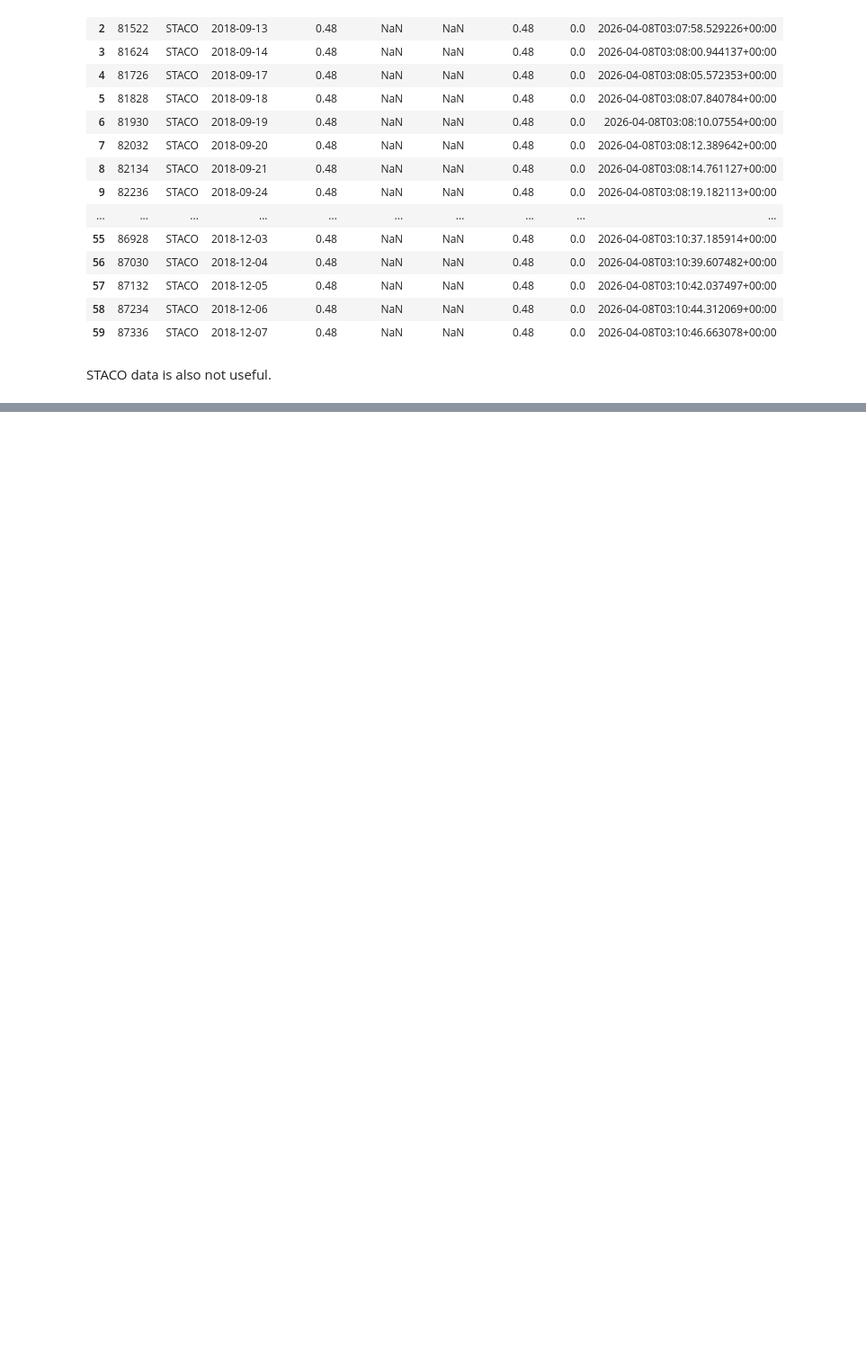
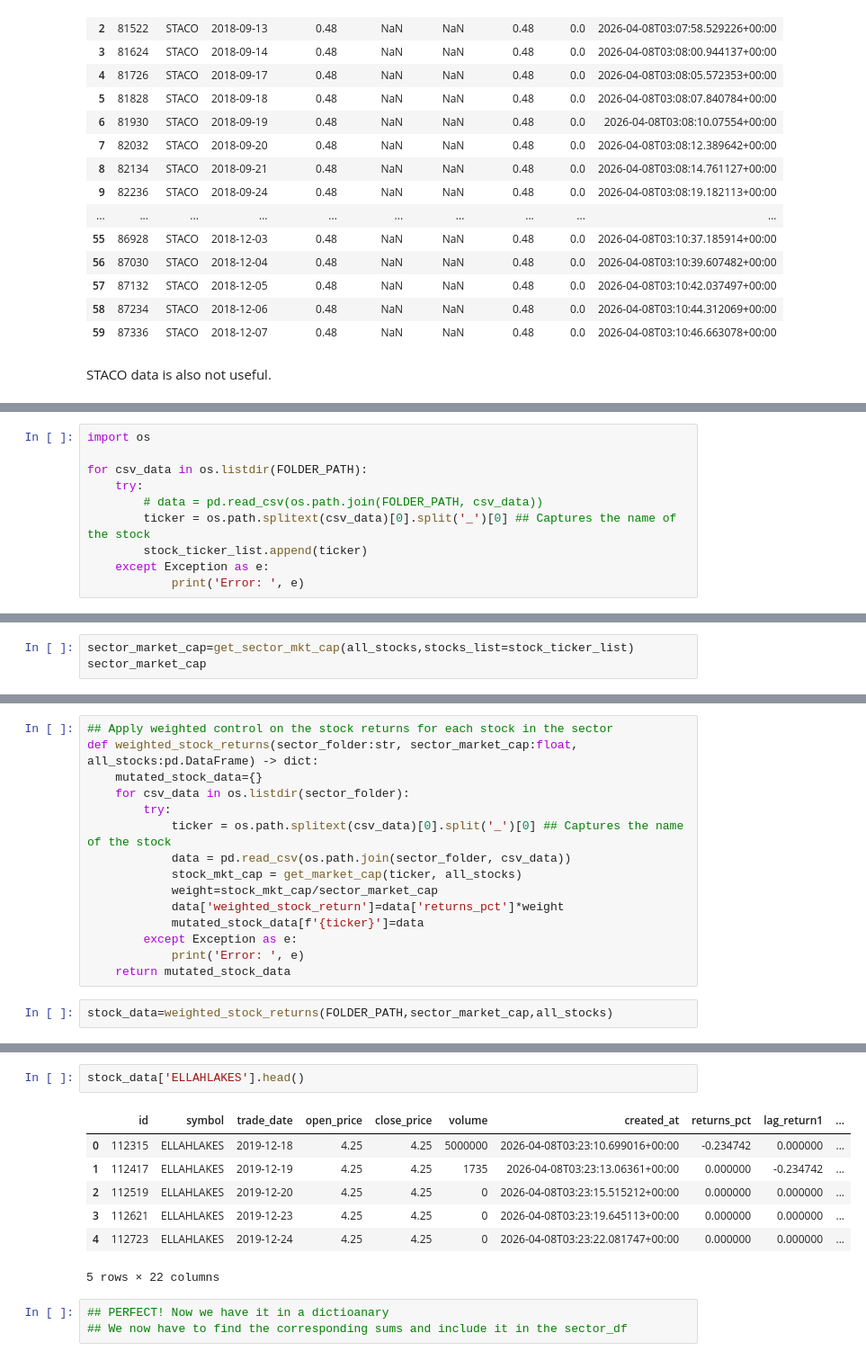
Before and after one commit to Udeani4/SectorLevel_StockPerformance_Predictoion, a Jupyter notebook: creating_stock_groups.ipynb, the cells around one changed output, grey strips where cells are left out. Shown at 90% size. Saved outputs shown, nothing was run; the diff lists cells and outputs as text; blank space fills up the shorter version.

Commit message:
working on finalizing sector_weighted_returns

```diff
--- a/creating_stock_groups.ipynb
+++ b/creating_stock_groups.ipynb
@@ -79,0 +197,10 @@ STACO data is also not useful.
+# %%
+import os
+
+for csv_data in os.listdir(FOLDER_PATH):
+    try:
+        # data = pd.read_csv(os.path.join(FOLDER_PATH, csv_data))
+        ticker = os.path.splitext(csv_data)[0].split('_')[0] ## Captures the name of the stock
+        stock_ticker_list.append(ticker)
+    except Exception as e:
+            print('Error: ', e)
@@ -79,0 +211,3 @@ STACO data is also not useful.
+# %%
+sector_market_cap=get_sector_mkt_cap(all_stocks,stocks_list=stock_ticker_list)
+sector_market_cap
@@ -79,0 +219,17 @@ STACO data is also not useful.
+# %%
+## Apply weighted control on the stock returns for each stock in the sector
+def weighted_stock_returns(sector_folder:str, sector_market_cap:float, all_stocks:pd.DataFrame) -> dict:
+    mutated_stock_data={}
+    for csv_data in os.listdir(sector_folder):
+        try:
+            ticker = os.path.splitext(csv_data)[0].split('_')[0] ## Captures the name of the stock
+            data = pd.read_csv(os.path.join(sector_folder, csv_data))
+            stock_mkt_cap = get_market_cap(ticker, all_stocks)
+            weight=stock_mkt_cap/sector_market_cap
+            data['weighted_stock_return']=data['returns_pct']*weight
+            mutated_stock_data[f'{ticker}']=data
+        except Exception as e:
+            print('Error: ', e)
+    return mutated_stock_data
+# %%
+stock_data=weighted_stock_returns(FOLDER_PATH,sector_market_cap,all_stocks)
@@ -79,0 +257,13 @@ STACO data is also not useful.
+# %%
+stock_data['ELLAHLAKES'].head()
+# %% [output]
+|  | id | symbol | trade_date | open_price | close_price | volume | created_at | returns_pct | lag_return1 | ... |
+| 0 | 112315 | ELLAHLAKES | 2019-12-18 | 4.25 | 4.25 | 5000000 | 2026-04-08T03:23:10.699016+00:00 | -0.234742 | 0.000000 | ... |
+| 1 | 112417 | ELLAHLAKES | 2019-12-19 | 4.25 | 4.25 | 1735 | 2026-04-08T03:23:13.06361+00:00 | 0.000000 | -0.234742 | ... |
+| 2 | 112519 | ELLAHLAKES | 2019-12-20 | 4.25 | 4.25 | 0 | 2026-04-08T03:23:15.515212+00:00 | 0.000000 | 0.000000 | ... |
+| 3 | 112621 | ELLAHLAKES | 2019-12-23 | 4.25 | 4.25 | 0 | 2026-04-08T03:23:19.645113+00:00 | 0.000000 | 0.000000 | ... |
+| 4 | 112723 | ELLAHLAKES | 2019-12-24 | 4.25 | 4.25 | 0 | 2026-04-08T03:23:22.081747+00:00 | 0.000000 | 0.000000 | ... |
+5 rows × 22 columns
+# %%
+## PERFECT! Now we have it in a dictioanary
+## We now have to find the corresponding sums and include it in the sector_df
```
Also changed, not shown: parts of 20 cells of this notebook, 1 other file.
